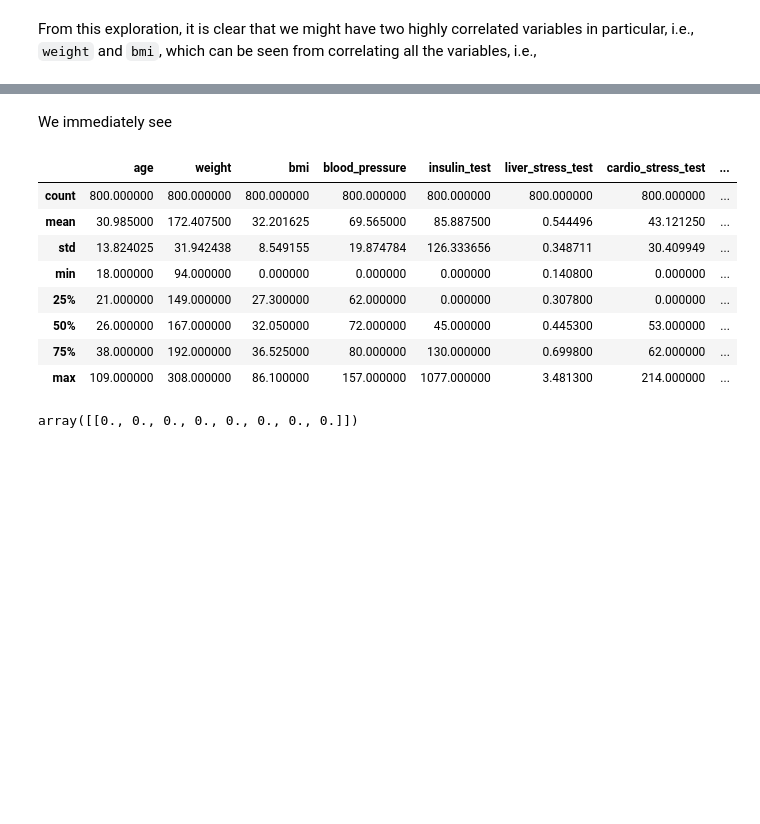
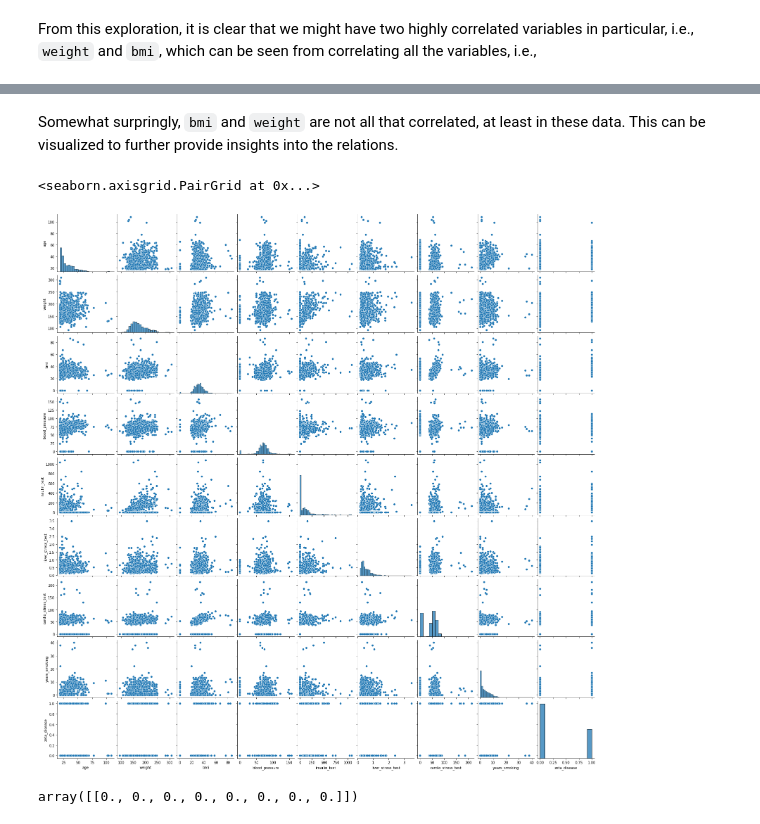
Before and after one commit to donaldRwilliams/notebook, a Jupyter notebook: notebook.ipynb, the cells around one changed output, grey strips where cells are left out. Cells and saved outputs as stored; diff of their text form; code cells hidden in the pictures; blank space fills up the shorter version.

```diff
--- a/notebook.ipynb
+++ b/notebook.ipynb
@@ -94,20 +97,13 @@ training_data.corr()
 | cardio_stress_test | -0.106039 | 0.053629 | 0.264861 | 0.193221 | 0.417894 | 0.172048 | 1.000000 | ... |
 | years_smoking | 0.372373 | 0.100834 | 0.028683 | 0.095613 | -0.006292 | 0.021817 | -0.080358 | ... |
 | zeta_disease | 0.192925 | 0.471155 | 0.271856 | 0.045739 | 0.126504 | 0.184738 | 0.036090 | ... |
-# %% [markdown]
-We immediately see
-# %%
-training_data.describe()
-# %% [output]
-|  | age | weight | bmi | blood_pressure | insulin_test | liver_stress_test | cardio_stress_test | ... |
-| count | 800.000000 | 800.000000 | 800.000000 | 800.000000 | 800.000000 | 800.000000 | 800.000000 | ... |
-| mean | 30.985000 | 172.407500 | 32.201625 | 69.565000 | 85.887500 | 0.544496 | 43.121250 | ... |
-| std | 13.824025 | 31.942438 | 8.549155 | 19.874784 | 126.333656 | 0.348711 | 30.409949 | ... |
-| min | 18.000000 | 94.000000 | 0.000000 | 0.000000 | 0.000000 | 0.140800 | 0.000000 | ... |
-| 25% | 21.000000 | 149.000000 | 27.300000 | 62.000000 | 0.000000 | 0.307800 | 0.000000 | ... |
-| 50% | 26.000000 | 167.000000 | 32.050000 | 72.000000 | 45.000000 | 0.445300 | 53.000000 | ... |
-| 75% | 38.000000 | 192.000000 | 36.525000 | 80.000000 | 130.000000 | 0.699800 | 62.000000 | ... |
-| max | 109.000000 | 308.000000 | 86.100000 | 157.000000 | 1077.000000 | 3.481300 | 214.000000 | ... |
+# %% [markdown]
+Somewhat surpringly, `bmi` and `weight` are not all that correlated, at least in these data. This can be visualized to further provide insights into the relations.
+# %%
+sns.pairplot(training_data)
+# %% [output]
+<seaborn.axisgrid.PairGrid at 0x...>
+[figure, added]
 # %%
 
 X_train = training_data.drop(columns= "zeta_disease")
```
Also changed, not shown: parts of 1 cell of this notebook.
